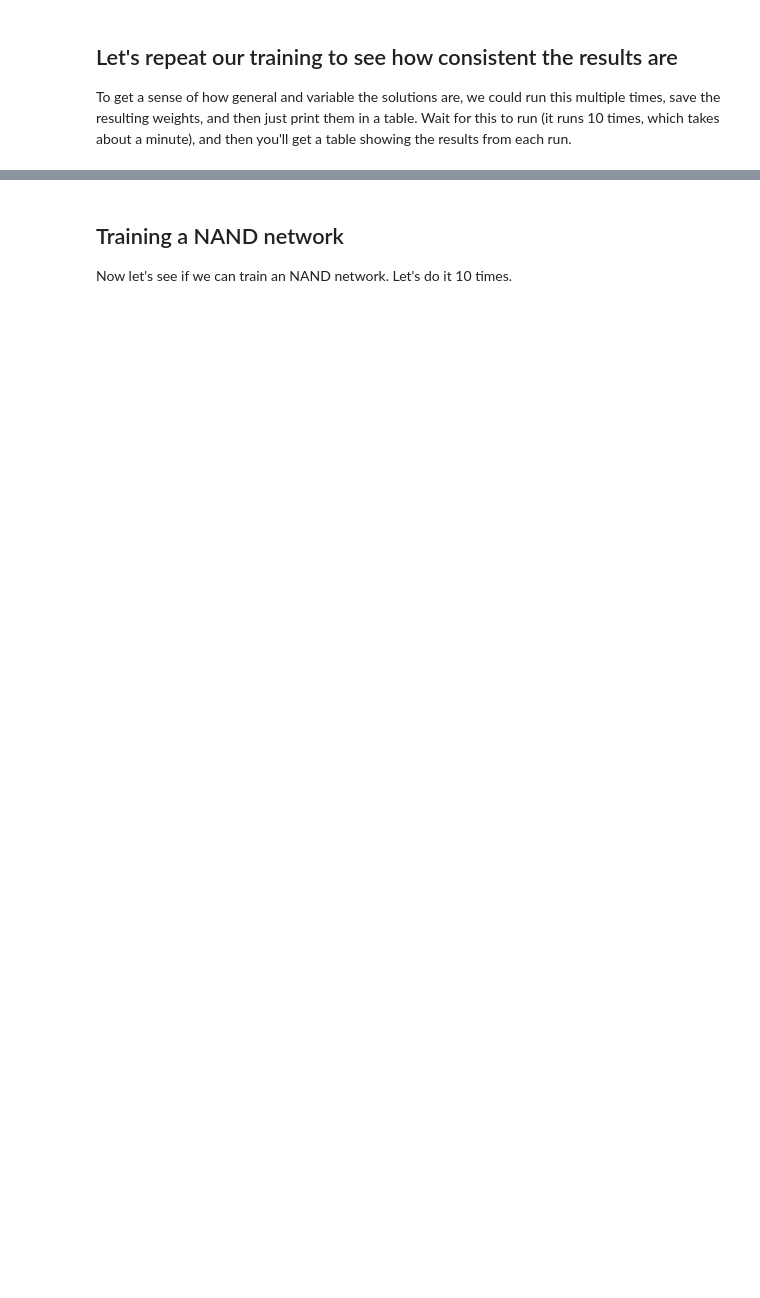
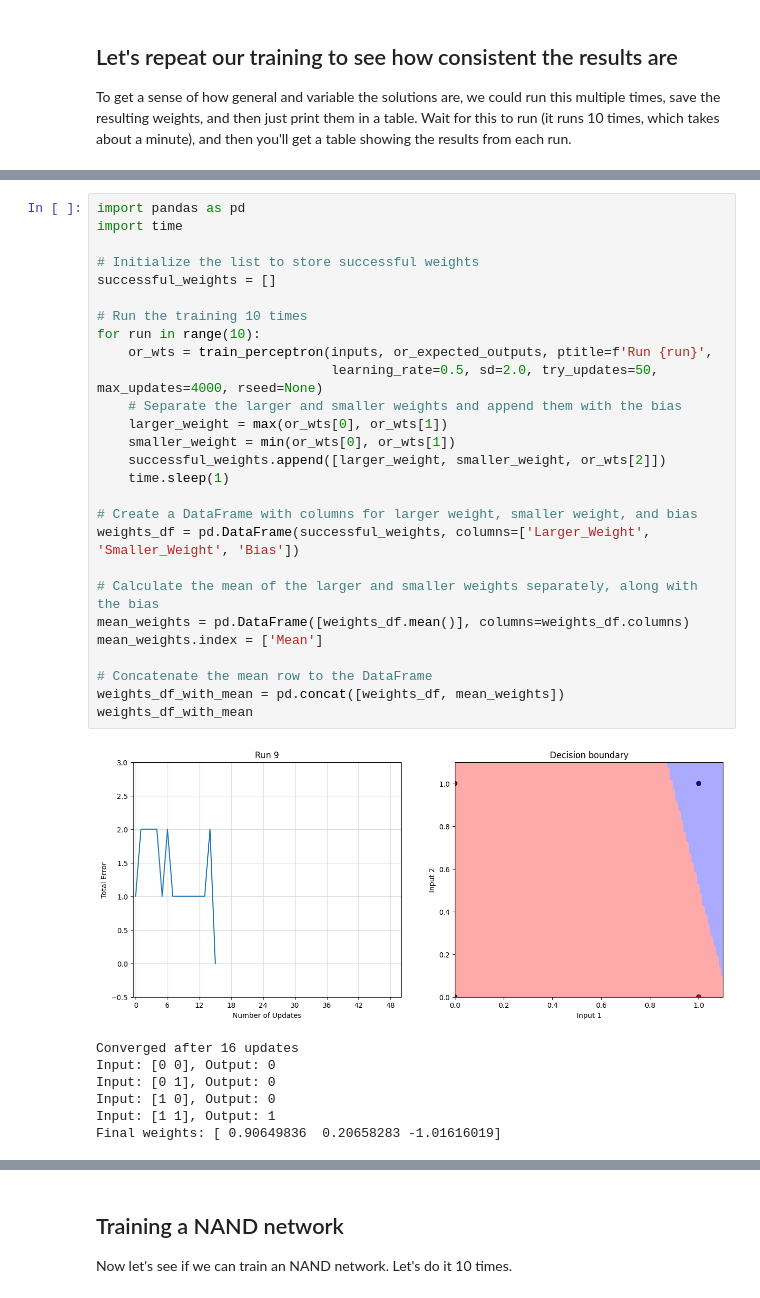
Before and after one commit to jsmagnuson/models-of-the-mind-notebooks, a Jupyter notebook: 12-nnets-02-training-linear-networks.ipynb, the cells around one changed output, grey strips where cells are left out. Saved outputs shown, nothing was run; the diff lists cells and outputs as text; blank space fills up the shorter version.

```diff
--- a/12-nnets-02-training-linear-networks.ipynb
+++ b/12-nnets-02-training-linear-networks.ipynb
@@ -357,3 +357,38 @@ Final weights: [ 0.44620912  0.77692321 -0.00691834]
 
 
 ---
+# %%
+import pandas as pd
+import time
+
+# Initialize the list to store successful weights
+successful_weights = []
+
+# Run the training 10 times
+for run in range(10):
+    or_wts = train_perceptron(inputs, or_expected_outputs, ptitle=f'Run {run}',
+                              learning_rate=0.5, sd=2.0, try_updates=50, max_updates=4000, rseed=None)
+    # Separate the larger and smaller weights and append them with the bias
+    larger_weight = max(or_wts[0], or_wts[1])
+    smaller_weight = min(or_wts[0], or_wts[1])
+    successful_weights.append([larger_weight, smaller_weight, or_wts[2]])
+    time.sleep(1)
+
+# Create a DataFrame with columns for larger weight, smaller weight, and bias
+weights_df = pd.DataFrame(successful_weights, columns=['Larger_Weight', 'Smaller_Weight', 'Bias'])
+
+# Calculate the mean of the larger and smaller weights separately, along with the bias
+mean_weights = pd.DataFrame([weights_df.mean()], columns=weights_df.columns)
+mean_weights.index = ['Mean']
+
+# Concatenate the mean row to the DataFrame
+weights_df_with_mean = pd.concat([weights_df, mean_weights])
+weights_df_with_mean
+# %% [output]
+[figure, added]
+Converged after 16 updates
+Input: [0 0], Output: 0
+Input: [0 1], Output: 0
+Input: [1 0], Output: 0
+Input: [1 1], Output: 1
+Final weights: [ 0.90649836  0.20658283 -1.01616019]
```
Also changed, not shown: parts of 8 cells of this notebook, 4 other files.
